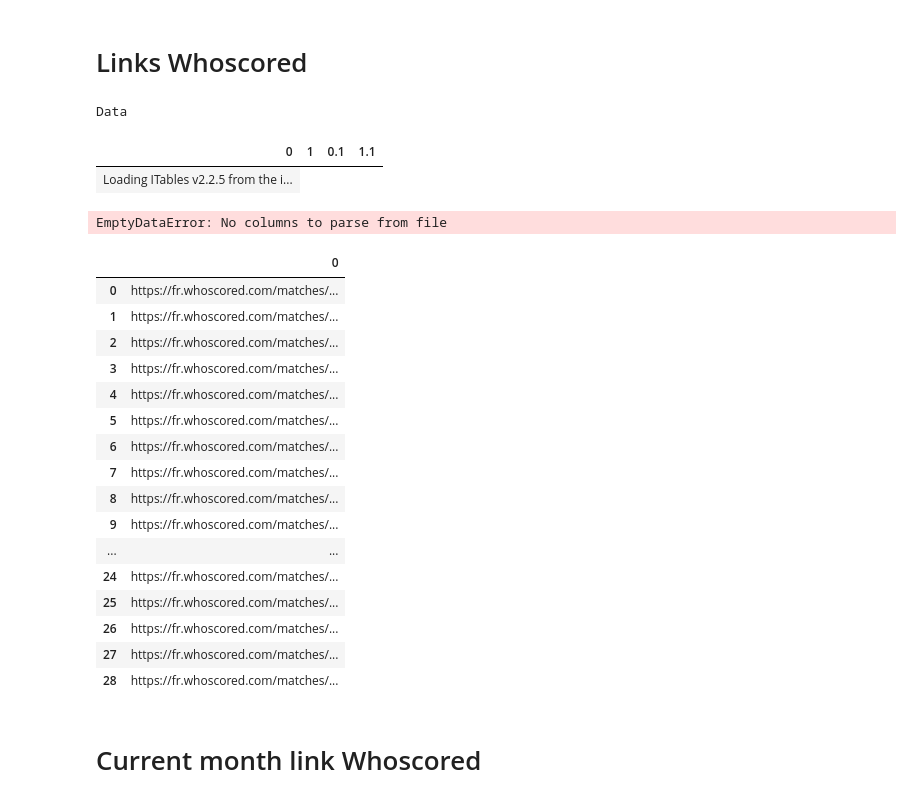
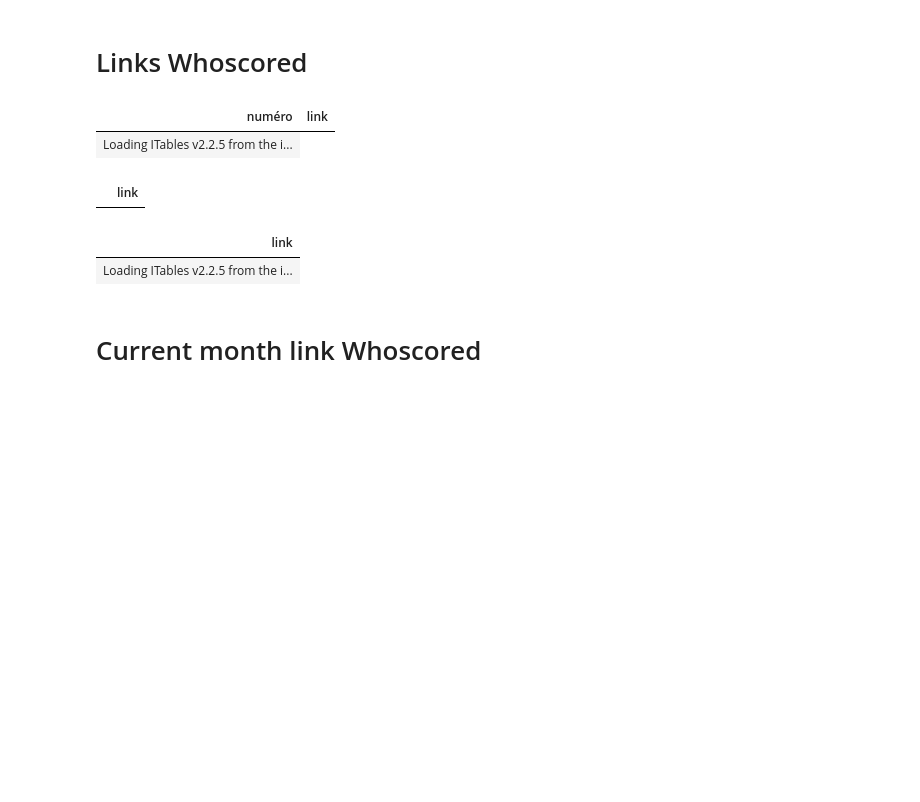
Before and after one commit to abusche/Football-Database, a Jupyter notebook: Rate.ipynb, the cells around one changed output. Drawn from its saved outputs; the diff is of its cells as text; code cells hidden in the pictures; blank space fills up the shorter version.

```diff
--- a/Rate.ipynb
+++ b/Rate.ipynb
@@ -160,37 +164,25 @@ get_link_whoscored(1820050, 1820100, "all_links_whoscored.csv", "all_errors_whos
 # %%
-links = pd.read_csv("all_links_whoscored.csv")
+links = pd.read_csv("links.csv")
 import ace_tools_open as tools
-tools.display_dataframe_to_user("Data", links)
+tools.display_dataframe_to_user("", links)
 # %% [output]
-Data
-| 0 | 1 | 0.1 | 1.1 |
+| numéro | link |
 | Loading ITables v2.2.5 from the i... |
 # %%
-error = pd.read_csv("all_errors_whoscored.csv")
+try:
+    error = pd.read_csv("errors.csv")
+except:
+    error = pd.DataFrame()
 error
 # %% [output]
-EmptyDataError: No columns to parse from file
+|  | link |
 # %%
-not_available = pd.read_csv("all_not_available_whoscored.csv")
-not_available
+not_available = pd.read_csv("not_availables.csv")
+import ace_tools_open as tools
+tools.display_dataframe_to_user("", not_available)
 # %% [output]
-|  | 0 |
-| 0 | https://fr.whoscored.com/matches/... |
-| 1 | https://fr.whoscored.com/matches/... |
-| 2 | https://fr.whoscored.com/matches/... |
-| 3 | https://fr.whoscored.com/matches/... |
-| 4 | https://fr.whoscored.com/matches/... |
-| 5 | https://fr.whoscored.com/matches/... |
-| 6 | https://fr.whoscored.com/matches/... |
-| 7 | https://fr.whoscored.com/matches/... |
-| 8 | https://fr.whoscored.com/matches/... |
-| 9 | https://fr.whoscored.com/matches/... |
-| ... | ... |
-| 24 | https://fr.whoscored.com/matches/... |
-| 25 | https://fr.whoscored.com/matches/... |
-| 26 | https://fr.whoscored.com/matches/... |
-| 27 | https://fr.whoscored.com/matches/... |
-| 28 | https://fr.whoscored.com/matches/... |
+| link |
+| Loading ITables v2.2.5 from the i... |
 # %% [markdown]
 # Current month link Whoscored
 # %%
```
Also changed, not shown: parts of 3 cells of this notebook, 7 other files.
